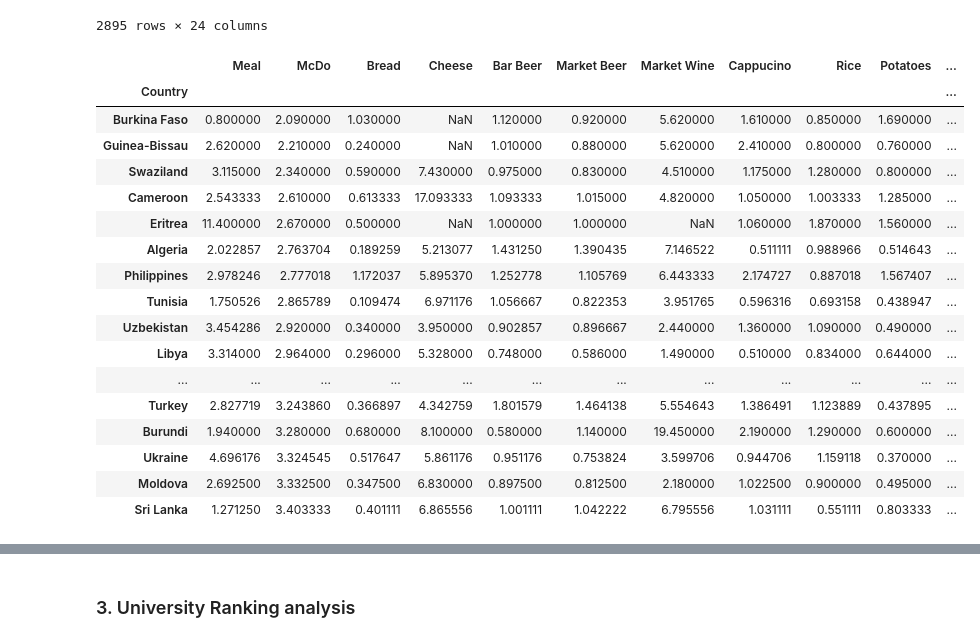
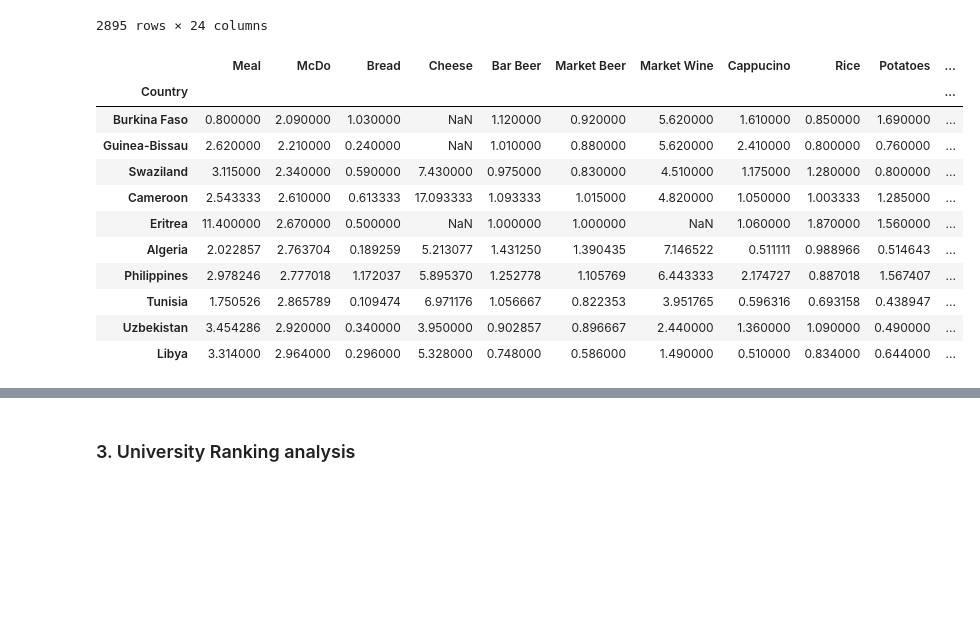
Before and after one commit to tatouti/DatabasePD, a Jupyter notebook: Erasmus_DataAnalysis.ipynb, the cells around one changed output, grey strips where cells are left out. Cells and saved outputs as stored; diff of their text form; code cells hidden in the pictures; blank space fills up the shorter version.

```diff
--- a/Erasmus_DataAnalysis.ipynb
+++ b/Erasmus_DataAnalysis.ipynb
@@ -483,23 +483,17 @@ cofRatio.sort_values(by='Ratio Apart/Sal',ascending=True)
 # %%
 # Per country
 cofCountry = cof.drop('City',axis=1).groupby('Country').mean()
-cofCountry.sort_values(by='McDo',ascending=True).head(20)
+cofCountry.sort_values(by='McDo',ascending=True).head(10)
 # %% [output]
 |  | Meal | McDo | Bread | Cheese | Bar Beer | Market Beer | Market Wine | Cappucino | Rice | Potatoes | ... |
 | Country |  |  |  |  |  |  |  |  |  |  | ... |
 | Burkina Faso | 0.800000 | 2.090000 | 1.030000 | NaN | 1.120000 | 0.920000 | 5.620000 | 1.610000 | 0.850000 | 1.690000 | ... |
 | Guinea-Bissau | 2.620000 | 2.210000 | 0.240000 | NaN | 1.010000 | 0.880000 | 5.620000 | 2.410000 | 0.800000 | 0.760000 | ... |
 | Swaziland | 3.115000 | 2.340000 | 0.590000 | 7.430000 | 0.975000 | 0.830000 | 4.510000 | 1.175000 | 1.280000 | 0.800000 | ... |
 | Cameroon | 2.543333 | 2.610000 | 0.613333 | 17.093333 | 1.093333 | 1.015000 | 4.820000 | 1.050000 | 1.003333 | 1.285000 | ... |
 | Eritrea | 11.400000 | 2.670000 | 0.500000 | NaN | 1.000000 | 1.000000 | NaN | 1.060000 | 1.870000 | 1.560000 | ... |
 | Algeria | 2.022857 | 2.763704 | 0.189259 | 5.213077 | 1.431250 | 1.390435 | 7.146522 | 0.511111 | 0.988966 | 0.514643 | ... |
 | Philippines | 2.978246 | 2.777018 | 1.172037 | 5.895370 | 1.252778 | 1.105769 | 6.443333 | 2.174727 | 0.887018 | 1.567407 | ... |
 | Tunisia | 1.750526 | 2.865789 | 0.109474 | 6.971176 | 1.056667 | 0.822353 | 3.951765 | 0.596316 | 0.693158 | 0.438947 | ... |
 | Uzbekistan | 3.454286 | 2.920000 | 0.340000 | 3.950000 | 0.902857 | 0.896667 | 2.440000 | 1.360000 | 1.090000 | 0.490000 | ... |
 | Libya | 3.314000 | 2.964000 | 0.296000 | 5.328000 | 0.748000 | 0.586000 | 1.490000 | 0.510000 | 0.834000 | 0.644000 | ... |
-| ... | ... | ... | ... | ... | ... | ... | ... | ... | ... | ... | ... |
-| Turkey | 2.827719 | 3.243860 | 0.366897 | 4.342759 | 1.801579 | 1.464138 | 5.554643 | 1.386491 | 1.123889 | 0.437895 | ... |
-| Burundi | 1.940000 | 3.280000 | 0.680000 | 8.100000 | 0.580000 | 1.140000 | 19.450000 | 2.190000 | 1.290000 | 0.600000 | ... |
-| Ukraine | 4.696176 | 3.324545 | 0.517647 | 5.861176 | 0.951176 | 0.753824 | 3.599706 | 0.944706 | 1.159118 | 0.370000 | ... |
-| Moldova | 2.692500 | 3.332500 | 0.347500 | 6.830000 | 0.897500 | 0.812500 | 2.180000 | 1.022500 | 0.900000 | 0.495000 | ... |
-| Sri Lanka | 1.271250 | 3.403333 | 0.401111 | 6.865556 | 1.001111 | 1.042222 | 6.795556 | 1.031111 | 0.551111 | 0.803333 | ... |
```
Also changed, not shown: parts of 1 cell of this notebook.
